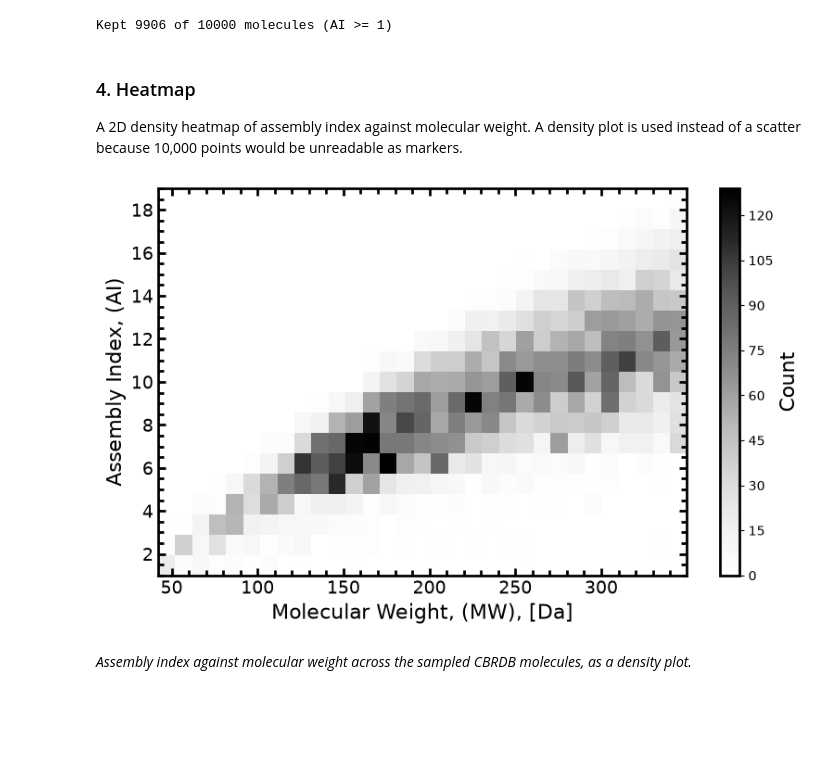
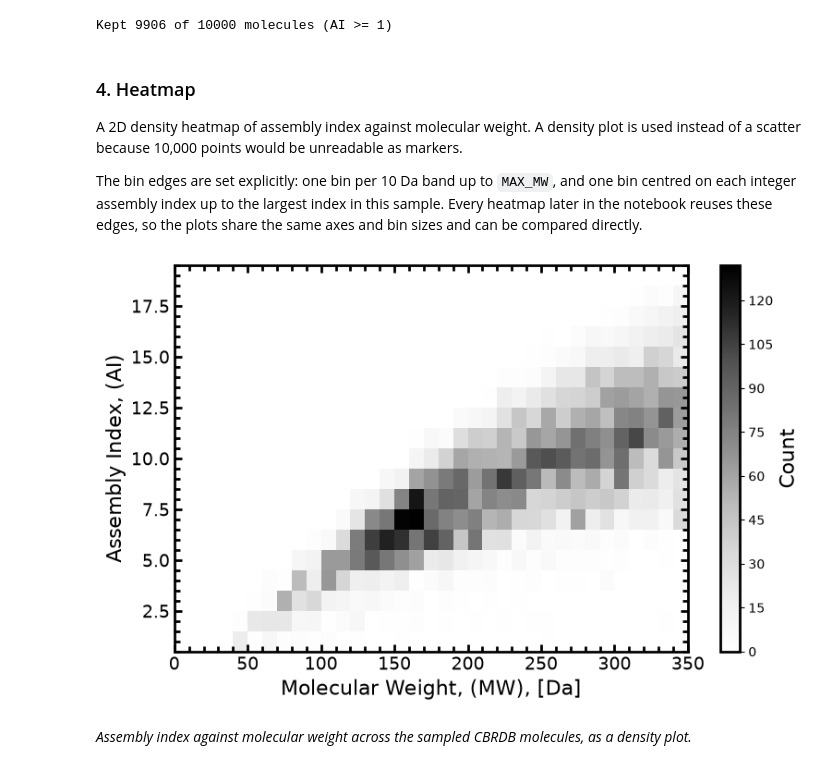
Before and after one commit to ELIFE-ASU/assemblytheorytools, a Jupyter notebook: examples/protocols/2/protocol_2.ipynb, the cells around one changed output. Cells and saved outputs as stored; diff of their text form; code cells hidden in the pictures; blank space fills up the shorter version.

```diff
--- a/examples/protocols/2/protocol_2.ipynb
+++ b/examples/protocols/2/protocol_2.ipynb
@@ -53,6 +56,21 @@ CPU cores available: 28
 # Number of molecules to sample from CBRDB. The default reproduces the paper;
 # lower it (e.g. 1_000) for a quick run.
 N_SAMPLES = 10_000
+
+# Selection criteria shared by every dataset in this notebook: the CBRDB
+# sample, the PubChem sample and your own molecules.
+#   MAX_MW    - maximum molecular weight in Da (keep it a multiple of 10 so the
+#               heatmap bands tile it exactly)
+#   MAX_BONDS - maximum number of non-hydrogen bonds
+MAX_MW = 350.0
+MAX_BONDS = 40
+
+# PubChem sample: N_PUBCHEM random compounds are fetched, then the criteria
+# above are applied. Roughly half survive, so 2_000 gives about 1_000
+# molecules. Fetching takes about 0.07 s per compound; lower it for a quick run.
+N_PUBCHEM = 2_000
+PUBCHEM_SEED = 42         # fixes which compound IDs are drawn
+PUBCHEM_BATCH_SIZE = 100  # compound IDs per request, well inside PubChem's time limit
 
 # Assembly-index settings shared by the parallel calculation:
 #   strip_hydrogen - remove hydrogens before the search
@@ -64,6 +82,10 @@ AI_SETTINGS = {'strip_hydrogen': True, 'timeout': 120.0, 'exact': True}
 MAX_NAME_LENGTH = 14
 N_GRID = 9
 N_COLS = 3
+
+# Comparison: a 10 Da band needs at least this many molecules before its
+# median assembly index is plotted.
+MIN_PER_BAND = 5
 # %% [markdown]
 ### 1. Data acquisition
 
@@ -72,5 +96,5 @@ DataFrame with `smiles`, `molecular_weight` and `nickname` columns.
 # %%
 %%time
-sample = att.sample_cbrdb(n_samples=N_SAMPLES)
+sample = att.sample_cbrdb(n_samples=N_SAMPLES, max_mw=MAX_MW, max_bonds=MAX_BONDS)
 sample.head()
 # %% [output]
@@ -124,24 +148,31 @@ Kept 9906 of 10000 molecules (AI >= 1)
 A 2D density heatmap of assembly index against molecular weight. A density plot
 is used instead of a scatter because 10,000 points would be unreadable as
 markers.
+
+The bin edges are set explicitly: one bin per 10 Da band up to `MAX_MW`, and one
+bin centred on each integer assembly index up to the largest index in this
+sample. Every heatmap later in the notebook reuses these edges, so the plots
+share the same axes and bin sizes and can be compared directly.
 # %%
-# One x-bin per 10 Da band, one y-bin per distinct assembly index.
-n_x_bins = len(set(int(x) // 10 * 10 for x in sample['molecular_weight']))
-n_y_bins = len(set(sample['assembly_index']))
+# Bin edges shared by every heatmap in this notebook: one x-bin per 10 Da band
+# and one y-bin centred on each integer assembly index.
+ai_max = int(sample['assembly_index'].max())
+x_edges = np.arange(0, MAX_MW + 10, 10)
+y_edges = np.arange(0.5, ai_max + 1.5, 1)
 
 fig, ax = att.plot_heatmap(
     sample['molecular_weight'].to_numpy(),
     sample['assembly_index'].to_numpy(),
     "Molecular Weight, (MW), [Da]",
     "Assembly Index, (AI)",
-    nbins=(n_x_bins, n_y_bins),
+    nbins=(x_edges, y_edges),
     c_map='Greys',
 )
 plt.savefig("assembly_index_heatmap.png", dpi=300)
 plt.savefig("assembly_index_heatmap.svg")
 plt.show()
 # %% [output]
-[figure, old version]
+[figure, new version]
 # %% [markdown]
 *Assembly index against molecular weight across the sampled CBRDB molecules, as a density plot.*
 # %% [markdown]
```
Also changed, not shown: parts of 27 cells of this notebook, 13 other files.
